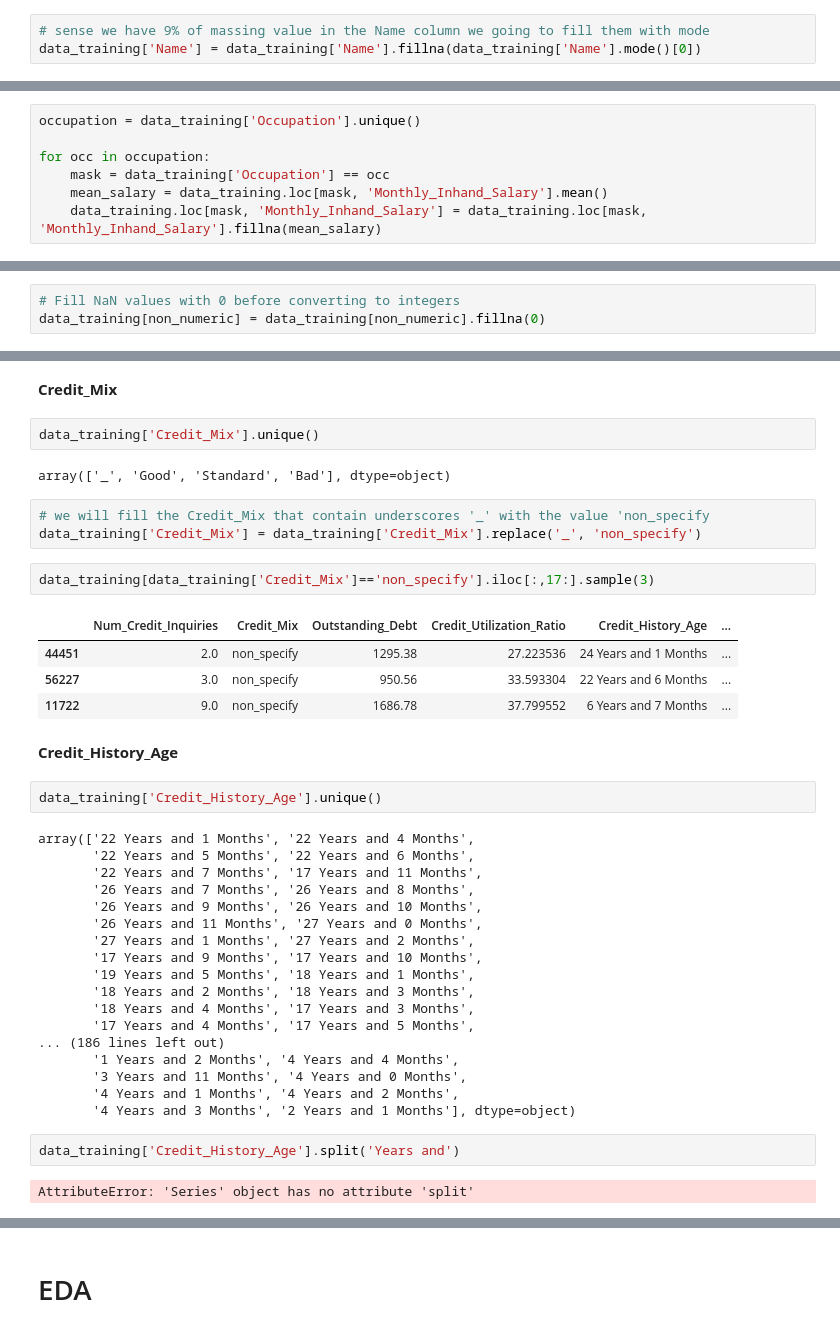
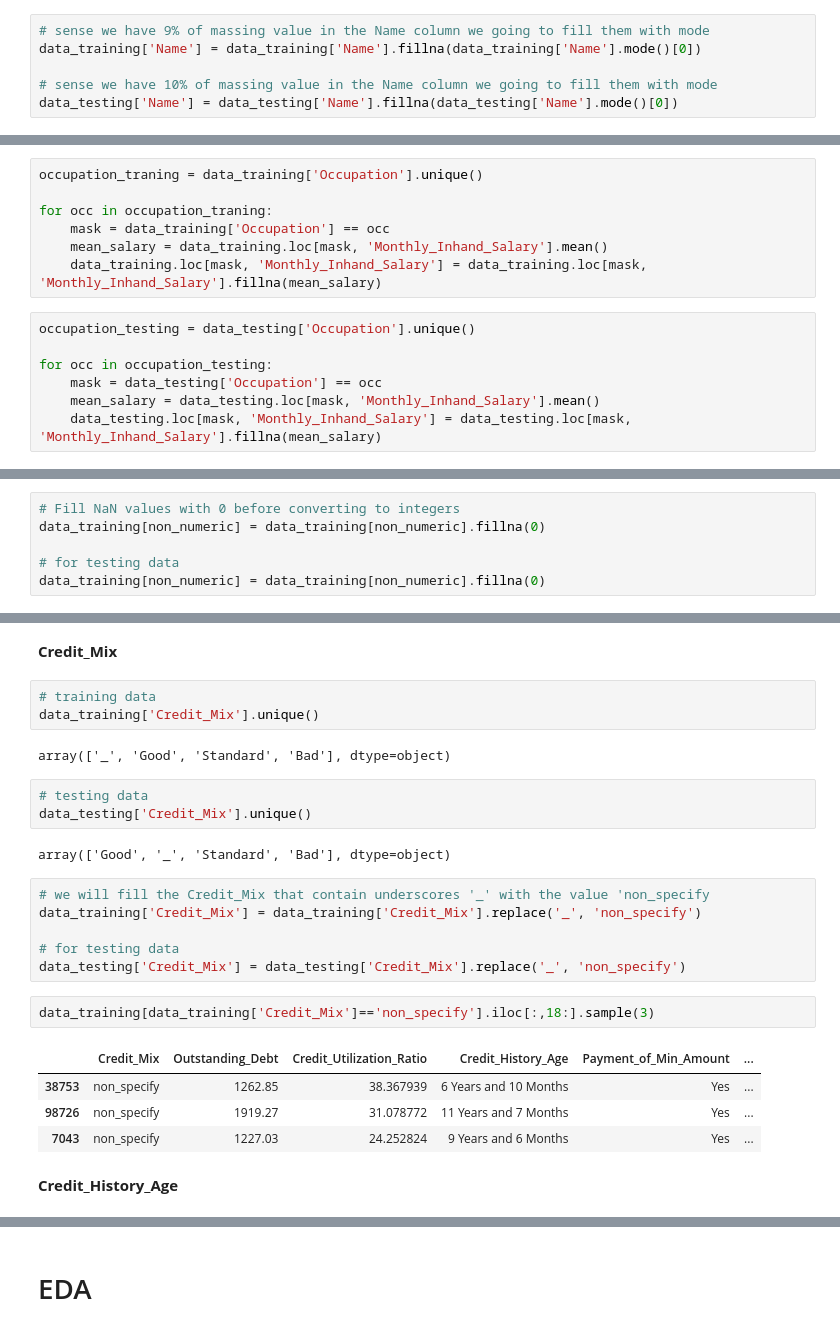
Before and after one commit to ishamel101/Credit-Score-Classification, a Jupyter notebook: Credit Score Classification.ipynb, the cells around one changed output, grey strips where cells are left out. Drawn from its saved outputs; the diff is of its cells as text.

```diff
--- a/Credit Score Classification.ipynb
+++ b/Credit Score Classification.ipynb
@@ -115,6 +144,9 @@ With 8 columns containing NaN values, dropping them directly could result in los
 # %%
 # sense we have 9% of massing value in the Name column we going to fill them with mode
 data_training['Name'] = data_training['Name'].fillna(data_training['Name'].mode()[0])
+
+# sense we have 10% of massing value in the Name column we going to fill them with mode
+data_testing['Name'] = data_testing['Name'].fillna(data_testing['Name'].mode()[0])
 # %% [markdown]
 **Monthly_Inhand_Salary**
 # %% [markdown]
@@ -127,12 +159,19 @@ array(['Scientist', '_______', 'Teacher', 'Engineer', 'Entrepreneur',
        'Manager', 'Accountant', 'Musician', 'Mechanic', 'Writer',
        'Architect'], dtype=object)
 # %%
-occupation = data_training['Occupation'].unique()
+occupation_traning = data_training['Occupation'].unique()
 
-for occ in occupation:
+for occ in occupation_traning:
     mask = data_training['Occupation'] == occ
     mean_salary = data_training.loc[mask, 'Monthly_Inhand_Salary'].mean()
     data_training.loc[mask, 'Monthly_Inhand_Salary'] = data_training.loc[mask, 'Monthly_Inhand_Salary'].fillna(mean_salary)
+# %%
+occupation_testing = data_testing['Occupation'].unique()
+
+for occ in occupation_testing:
+    mask = data_testing['Occupation'] == occ
+    mean_salary = data_testing.loc[mask, 'Monthly_Inhand_Salary'].mean()
+    data_testing.loc[mask, 'Monthly_Inhand_Salary'] = data_testing.loc[mask, 'Monthly_Inhand_Salary'].fillna(mean_salary)
 # %% [markdown]
 **Type_of_Loan**
 # %%
@@ -234,6 +319,9 @@ for col in non_numeric:
 # %%
 # Fill NaN values with 0 before converting to integers
 data_training[non_numeric] = data_training[non_numeric].fillna(0)
+
+# for testing data
+data_training[non_numeric] = data_training[non_numeric].fillna(0)
 # %%
 data_training.info()
 # %% [output]
@@ -375,42 +536,27 @@ Name: count, Length: 6200, dtype: int64
 # %% [markdown]
 **Credit_Mix**
-# %%
-data_training['Credit_Mix'].unique()
-# %% [output]
-array(['_', 'Good', 'Standard', 'Bad'], dtype=object)
+# %%
+# training data
+data_training['Credit_Mix'].unique()
+# %% [output]
+array(['_', 'Good', 'Standard', 'Bad'], dtype=object)
+# %%
+# testing data
+data_testing['Credit_Mix'].unique()
+# %% [output]
+array(['Good', '_', 'Standard', 'Bad'], dtype=object)
 # %%
 # we will fill the Credit_Mix that contain underscores '_' with the value 'non_specify
 data_training['Credit_Mix'] = data_training['Credit_Mix'].replace('_', 'non_specify')
+
+# for testing data
+data_testing['Credit_Mix'] = data_testing['Credit_Mix'].replace('_', 'non_specify')
 # %%
-data_training[data_training['Credit_Mix']=='non_specify'].iloc[:,17:].sample(3)
+data_training[data_training['Credit_Mix']=='non_specify'].iloc[:,18:].sample(3)
 # %% [output]
-|  | Num_Credit_Inquiries | Credit_Mix | Outstanding_Debt | Credit_Utilization_Ratio | Credit_History_Age | ... |
-| 44451 | 2.0 | non_specify | 1295.38 | 27.223536 | 24 Years and 1 Months | ... |
-| 56227 | 3.0 | non_specify | 950.56 | 33.593304 | 22 Years and 6 Months | ... |
-| 11722 | 9.0 | non_specify | 1686.78 | 37.799552 | 6 Years and 7 Months | ... |
+|  | Credit_Mix | Outstanding_Debt | Credit_Utilization_Ratio | Credit_History_Age | Payment_of_Min_Amount | ... |
+| 38753 | non_specify | 1262.85 | 38.367939 | 6 Years and 10 Months | Yes | ... |
+| 98726 | non_specify | 1919.27 | 31.078772 | 11 Years and 7 Months | Yes | ... |
+| 7043 | non_specify | 1227.03 | 24.252824 | 9 Years and 6 Months | Yes | ... |
 # %% [markdown]
 **Credit_History_Age**
-# %%
-data_training['Credit_History_Age'].unique()
-# %% [output]
-array(['22 Years and 1 Months', '22 Years and 4 Months',
-       '22 Years and 5 Months', '22 Years and 6 Months',
-       '22 Years and 7 Months', '17 Years and 11 Months',
-       '26 Years and 7 Months', '26 Years and 8 Months',
-       '26 Years and 9 Months', '26 Years and 10 Months',
-       '26 Years and 11 Months', '27 Years and 0 Months',
-       '27 Years and 1 Months', '27 Years and 2 Months',
-       '17 Years and 9 Months', '17 Years and 10 Months',
-       '19 Years and 5 Months', '18 Years and 1 Months',
-       '18 Years and 2 Months', '18 Years and 3 Months',
-       '18 Years and 4 Months', '17 Years and 3 Months',
-       '17 Years and 4 Months', '17 Years and 5 Months',
-... (186 lines left out)
-       '1 Years and 2 Months', '4 Years and 4 Months',
-       '3 Years and 11 Months', '4 Years and 0 Months',
-       '4 Years and 1 Months', '4 Years and 2 Months',
-       '4 Years and 3 Months', '2 Years and 1 Months'], dtype=object)
-# %%
-data_training['Credit_History_Age'].split('Years and')
-# %% [output]
-AttributeError: 'Series' object has no attribute 'split'
```
Also changed, not shown: parts of 48 cells of this notebook.
